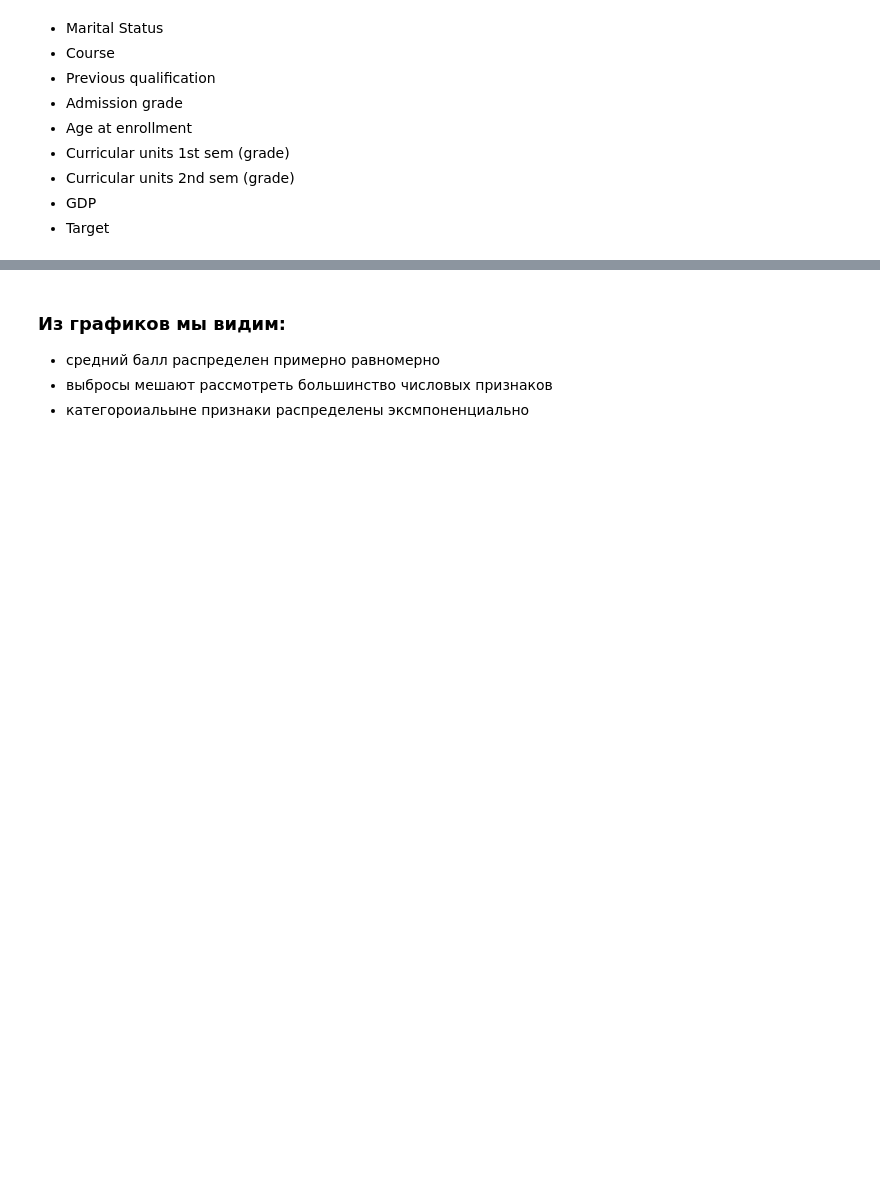
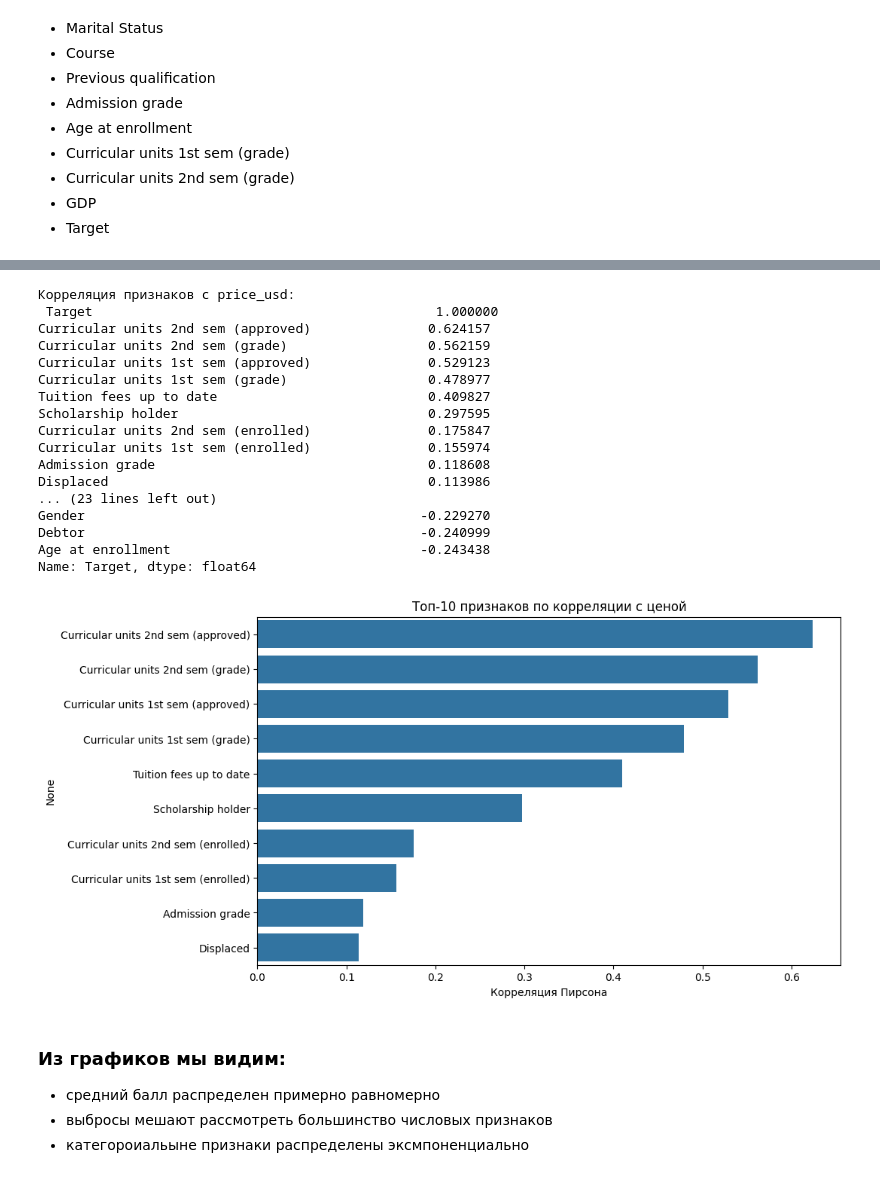
Before and after one commit to terracodum/ML_labs, a Jupyter notebook: lab1/lab1_class.ipynb, the cells around one changed output, grey strips where cells are left out. Drawn from its saved outputs; the diff is of its cells as text; code cells hidden in the pictures; blank space fills up the shorter version.

```diff
--- a/lab1/lab1_class.ipynb
+++ b/lab1/lab1_class.ipynb
@@ -599,3 +592,33 @@ for cols in nom_vars:
+# %%
+corr_with_price = data.corr(numeric_only=True)['Target'].sort_values(ascending=False)
+print("Корреляция признаков с price_usd:\n", corr_with_price)
+
+# Визуализация топ-10
+top_features = corr_with_price.drop('Target').head(10).index
+plt.figure(figsize=(10,6))
+sns.barplot(x=corr_with_price[top_features].values, y=top_features)
+plt.title('Топ-10 признаков по корреляции с ценой')
+plt.xlabel('Корреляция Пирсона')
+plt.show()
+# %% [output]
+Корреляция признаков с price_usd:
+ Target                                            1.000000
+Curricular units 2nd sem (approved)               0.624157
+Curricular units 2nd sem (grade)                  0.562159
+Curricular units 1st sem (approved)               0.529123
+Curricular units 1st sem (grade)                  0.478977
+Tuition fees up to date                           0.409827
+Scholarship holder                                0.297595
+Curricular units 2nd sem (enrolled)               0.175847
+Curricular units 1st sem (enrolled)               0.155974
+Admission grade                                   0.118608
+Displaced                                         0.113986
+... (23 lines left out)
+Gender                                           -0.229270
+Debtor                                           -0.240999
+Age at enrollment                                -0.243438
+Name: Target, dtype: float64
+[figure, added]
 # %% [markdown]
 ### Из графиков мы видим:
 - средний балл распределен примерно равномерно
```
Also changed, not shown: parts of 7 cells of this notebook, 1 other file.
